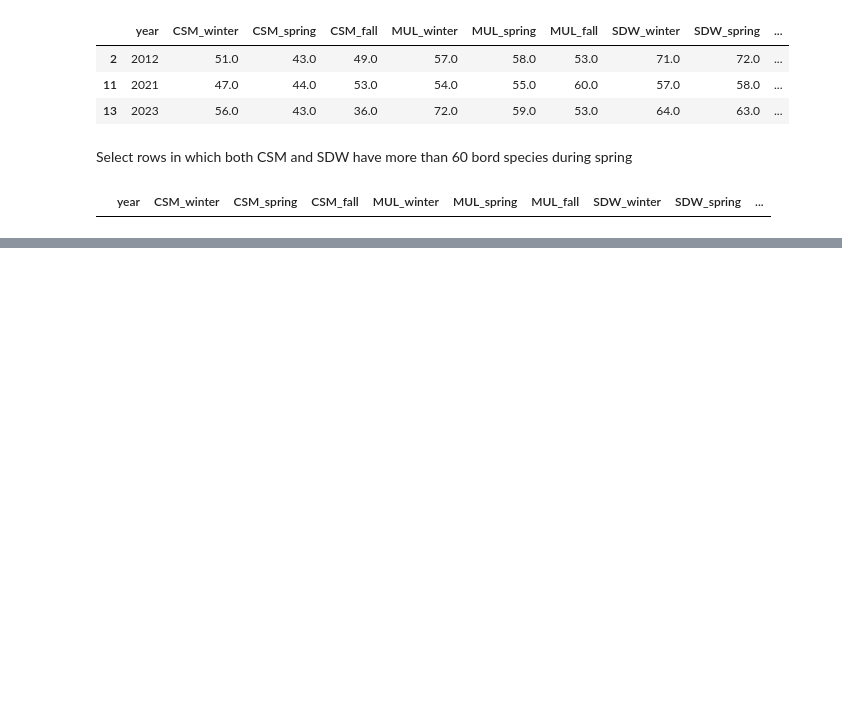
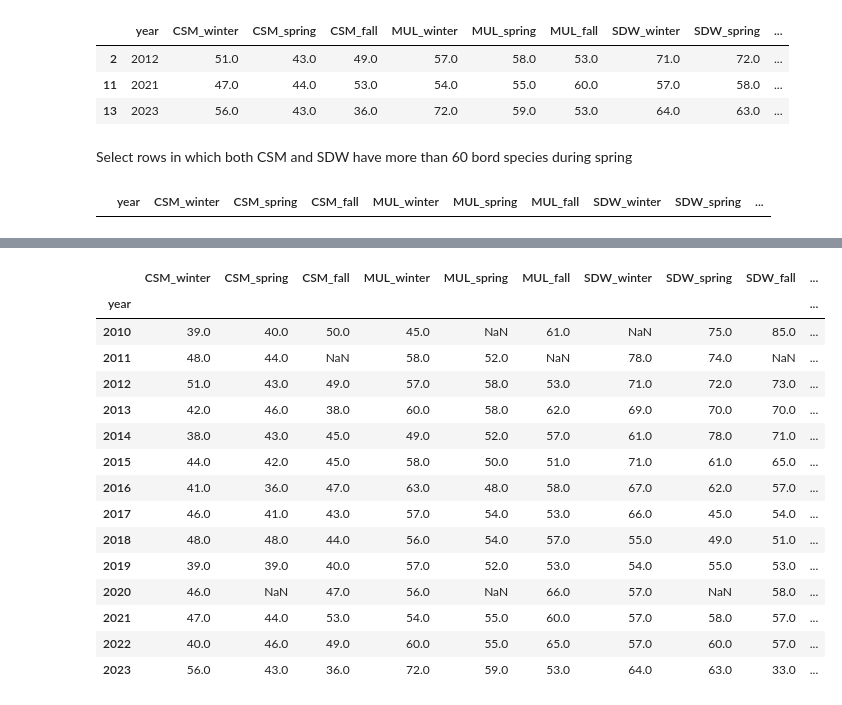
Before and after one commit to jaslynmiura/eds220-2025-in-class, a Jupyter notebook: week1-lesson-3-pandas-subsetting.ipynb, the cells around one changed output, grey strips where cells are left out. Cells and saved outputs as stored; diff of their text form; code cells hidden in the pictures; blank space fills up the shorter version.

```diff
--- a/week1-lesson-3-pandas-subsetting.ipynb
+++ b/week1-lesson-3-pandas-subsetting.ipynb
@@ -326,0 +379,20 @@ df[(df['CSM_spring'] > 60) & (df['SDW_spring'] > 60)]
+# %%
+df2 = df.set_index('year')
+df2
+# %% [output]
+|  | CSM_winter | CSM_spring | CSM_fall | MUL_winter | MUL_spring | MUL_fall | SDW_winter | SDW_spring | SDW_fall | ... |
+| year |  |  |  |  |  |  |  |  |  | ... |
+| 2010 | 39.0 | 40.0 | 50.0 | 45.0 | NaN | 61.0 | NaN | 75.0 | 85.0 | ... |
+| 2011 | 48.0 | 44.0 | NaN | 58.0 | 52.0 | NaN | 78.0 | 74.0 | NaN | ... |
+| 2012 | 51.0 | 43.0 | 49.0 | 57.0 | 58.0 | 53.0 | 71.0 | 72.0 | 73.0 | ... |
+| 2013 | 42.0 | 46.0 | 38.0 | 60.0 | 58.0 | 62.0 | 69.0 | 70.0 | 70.0 | ... |
+| 2014 | 38.0 | 43.0 | 45.0 | 49.0 | 52.0 | 57.0 | 61.0 | 78.0 | 71.0 | ... |
+| 2015 | 44.0 | 42.0 | 45.0 | 58.0 | 50.0 | 51.0 | 71.0 | 61.0 | 65.0 | ... |
+| 2016 | 41.0 | 36.0 | 47.0 | 63.0 | 48.0 | 58.0 | 67.0 | 62.0 | 57.0 | ... |
+| 2017 | 46.0 | 41.0 | 43.0 | 57.0 | 54.0 | 53.0 | 66.0 | 45.0 | 54.0 | ... |
+| 2018 | 48.0 | 48.0 | 44.0 | 56.0 | 54.0 | 57.0 | 55.0 | 49.0 | 51.0 | ... |
+| 2019 | 39.0 | 39.0 | 40.0 | 57.0 | 52.0 | 53.0 | 54.0 | 55.0 | 53.0 | ... |
+| 2020 | 46.0 | NaN | 47.0 | 56.0 | NaN | 66.0 | 57.0 | NaN | 58.0 | ... |
+| 2021 | 47.0 | 44.0 | 53.0 | 54.0 | 55.0 | 60.0 | 57.0 | 58.0 | 57.0 | ... |
+| 2022 | 40.0 | 46.0 | 49.0 | 60.0 | 55.0 | 65.0 | 57.0 | 60.0 | 57.0 | ... |
+| 2023 | 56.0 | 43.0 | 36.0 | 72.0 | 59.0 | 53.0 | 64.0 | 63.0 | 33.0 | ... |
```
Also changed, not shown: parts of 12 cells of this notebook.
